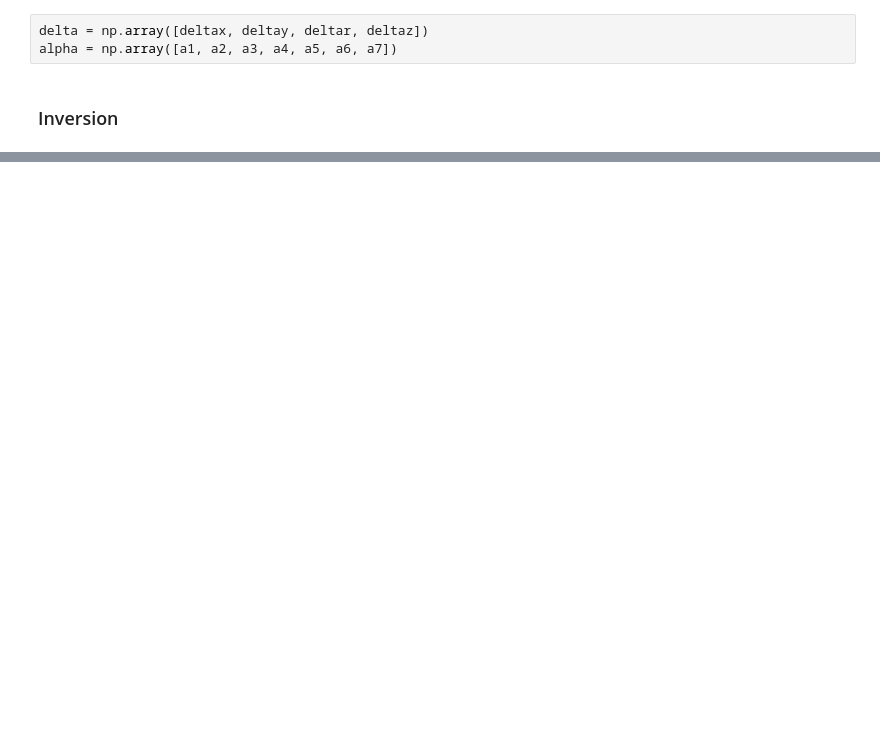
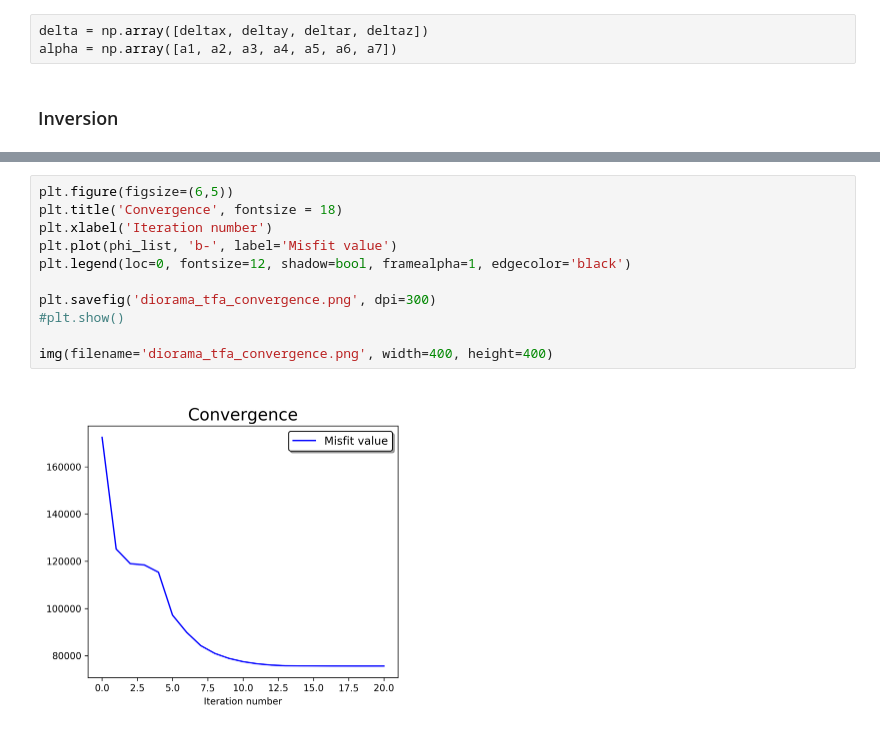
Before and after one commit to pinga-lab/magnetic-radial-inversion, a Jupyter notebook: code/real_data/diorama_inversion.ipynb, the cells around one changed output, grey strips where cells are left out. Drawn from its saved outputs; the diff is of its cells as text; blank space fills up the shorter version.

```diff
--- a/code/real_data/diorama_inversion.ipynb
+++ b/code/real_data/diorama_inversion.ipynb
@@ -181,0 +241,13 @@ KeyboardInterrupt:
+# %%
+plt.figure(figsize=(6,5))
+plt.title('Convergence', fontsize = 18)
+plt.xlabel('Iteration number')
+plt.plot(phi_list, 'b-', label='Misfit value')
+plt.legend(loc=0, fontsize=12, shadow=bool, framealpha=1, edgecolor='black')
+
+plt.savefig('diorama_tfa_convergence.png', dpi=300)
+#plt.show()
+
+img(filename='diorama_tfa_convergence.png', width=400, height=400)
+# %% [output]
+[figure, added]
```
Also changed, not shown: parts of 10 cells of this notebook, 10 other files.
